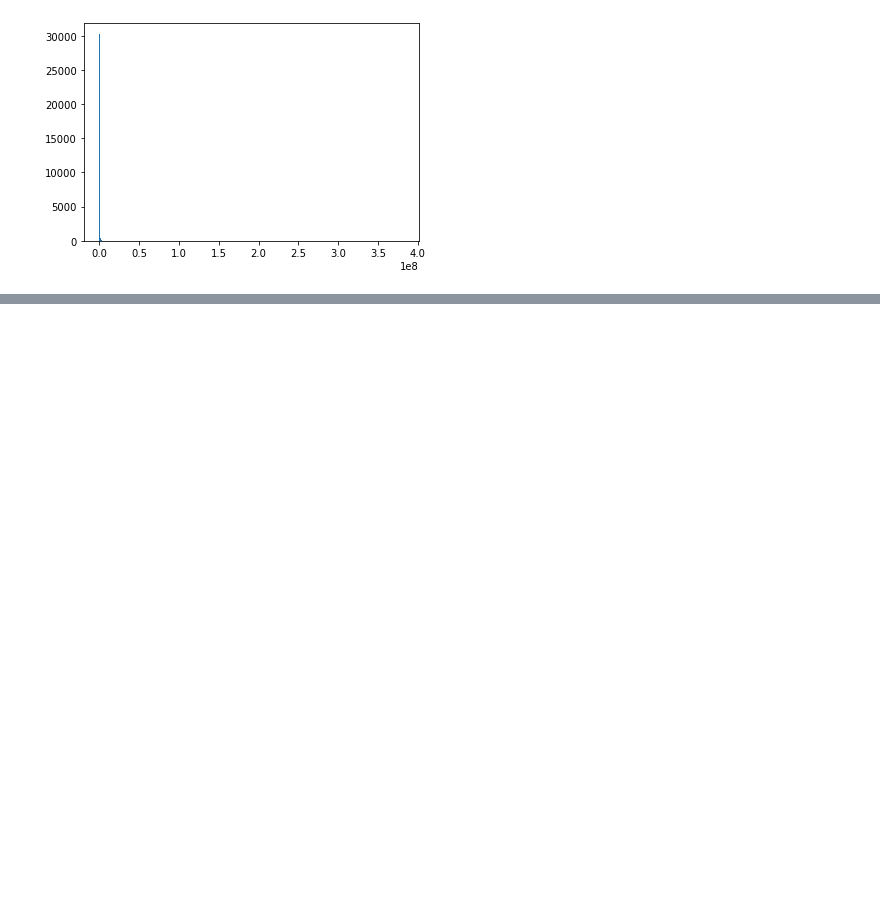
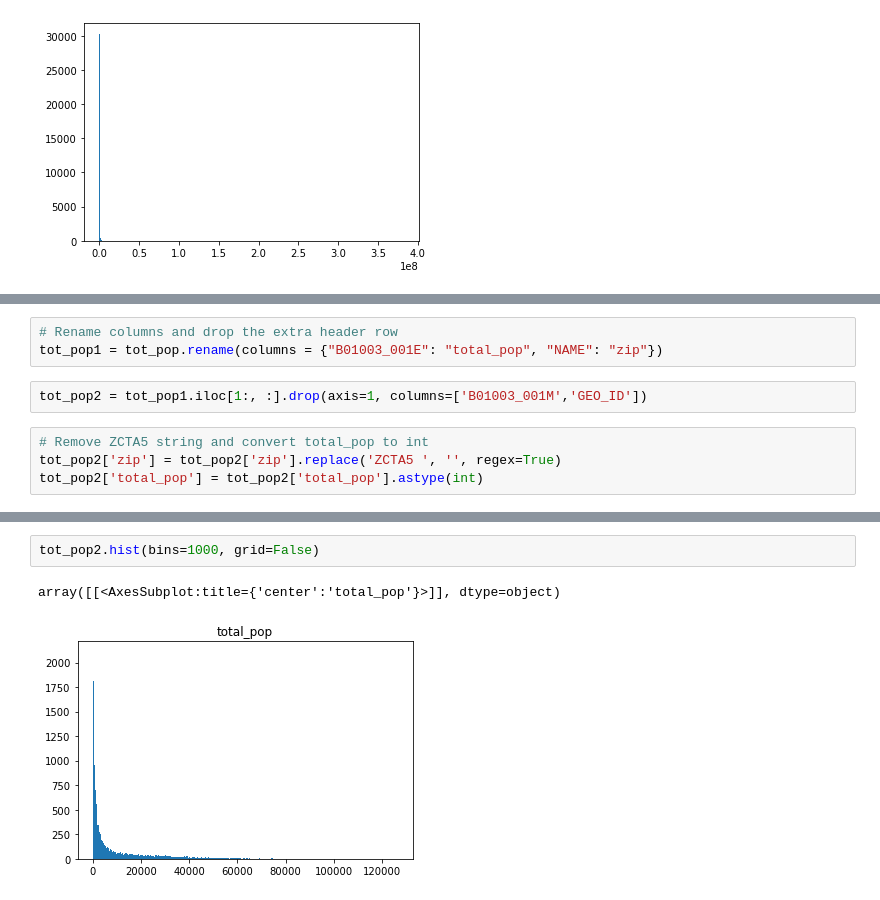
Before and after one commit to jhancuch/sba-loan-credit-analysis, a Jupyter notebook: eda/eda_census_data.ipynb, the cells around one changed output, grey strips where cells are left out. Saved outputs shown, nothing was run; the diff lists cells and outputs as text; blank space fills up the shorter version.

```diff
--- a/eda/eda_census_data.ipynb
+++ b/eda/eda_census_data.ipynb
@@ -128,0 +161,9 @@ bp_zip_2['annual_payroll_1000s'].hist(bins=1000, grid=False)
+# %%
+# Rename columns and drop the extra header row
+tot_pop1 = tot_pop.rename(columns = {"B01003_001E": "total_pop", "NAME": "zip"})
+# %%
+tot_pop2 = tot_pop1.iloc[1:, :].drop(axis=1, columns=['B01003_001M','GEO_ID'])
+# %%
+# Remove ZCTA5 string and convert total_pop to int
+tot_pop2['zip'] = tot_pop2['zip'].replace('ZCTA5 ', '', regex=True)
+tot_pop2['total_pop'] = tot_pop2['total_pop'].astype(int)
@@ -128,0 +186,5 @@ bp_zip_2['annual_payroll_1000s'].hist(bins=1000, grid=False)
+# %%
+tot_pop2.hist(bins=1000, grid=False)
+# %% [output]
+array([[<AxesSubplot:title={'center':'total_pop'}>]], dtype=object)
+[figure, added]
```
Also changed, not shown: parts of 8 cells of this notebook.
